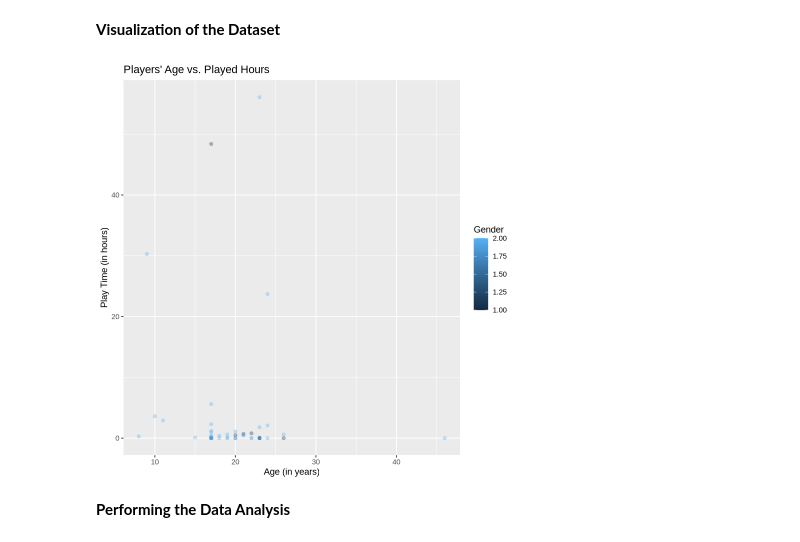
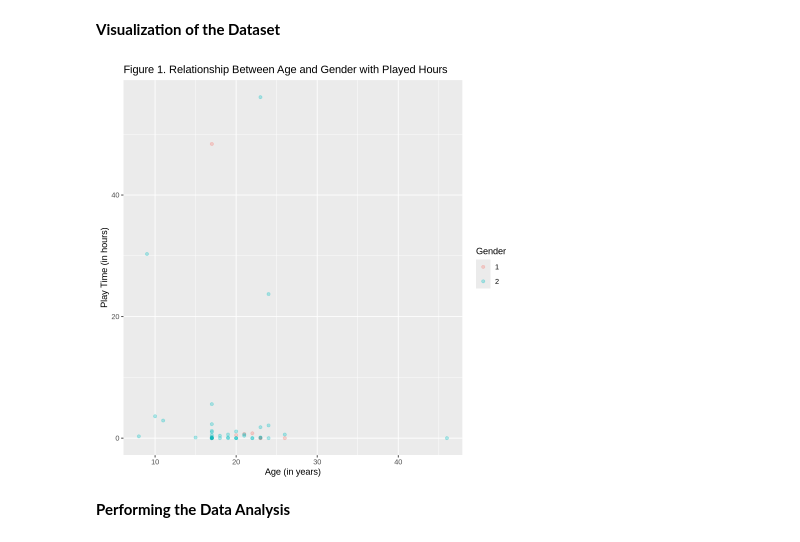
Before and after one commit to hy-008/dsci_project_1, a Jupyter notebook: dsci_final_project.ipynb, the cells around one changed output. Saved outputs shown, nothing was run; the diff lists cells and outputs as text; code cells hidden in the pictures.

Commit message:
Changes
Added color to the second graph and added the predictions

```diff
--- a/dsci_final_project.ipynb
+++ b/dsci_final_project.ipynb
@@ -149,14 +139,14 @@ Summary Statistics:
 **Visualization of the Dataset**
 # %%
 hours_chart <- player_training |>
-                ggplot(aes(x = Age, y = played_hours, color = gender)) +
+                ggplot(aes(x = Age, y = played_hours, color = as.factor(gender))) +
                 geom_point(alpha = 0.3) + #there is overplotting
                 labs(x = "Age (in years)",
                      y = "Play Time (in hours)", color = "Gender") +
-                ggtitle("Players' Age vs. Played Hours")
+                ggtitle("Figure 1. Relationship Between Age and Gender with Played Hours")
 hours_chart
 # %% [output]
-[figure, old version]
+[figure, new version]
 # %% [markdown]
 **Performing the Data Analysis**
 # %% [markdown]
```
Also changed, not shown: parts of 7 cells of this notebook.
